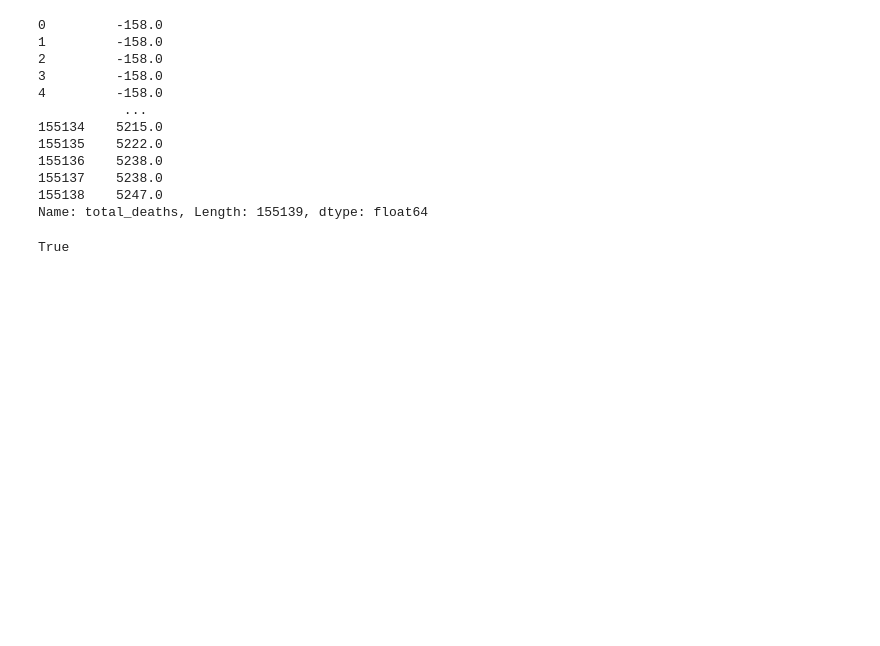
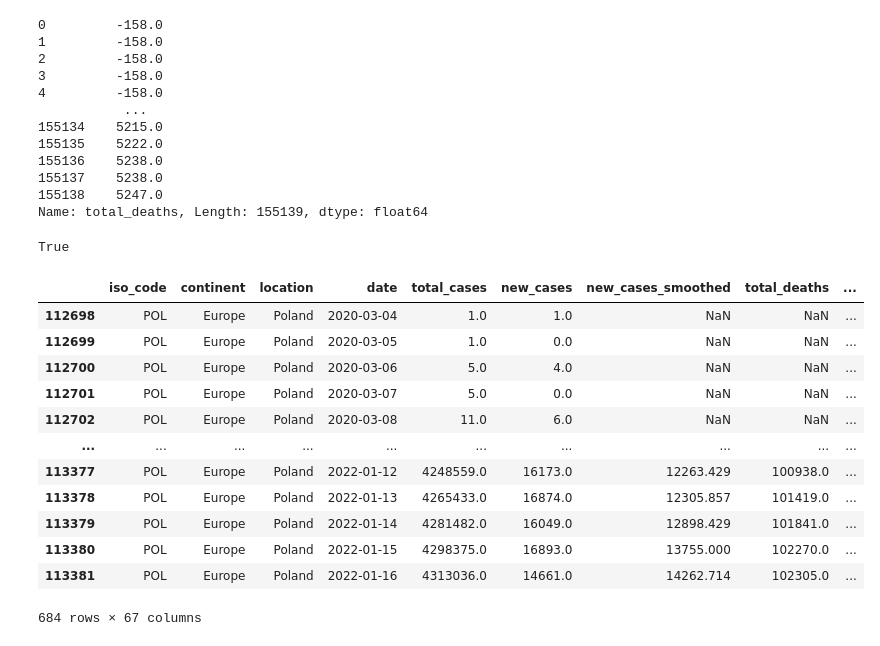
Before and after one commit to MKastek/Python-in-Science-Applications, a Jupyter notebook: Files/Lab11/pandas01.ipynb, the cells around one changed output. Saved outputs shown, nothing was run; the diff lists cells and outputs as text; code cells hidden in the pictures; blank space fills up the shorter version.

```diff
--- a/Files/Lab11/pandas01.ipynb
+++ b/Files/Lab11/pandas01.ipynb
@@ -230,3 +230,19 @@ Name: total_deaths, Length: 155139, dtype: float64
 'Poland' in cd['location'].unique()
 # %% [output]
 True
+# %%
+cd.loc[cd['location'] == 'Poland']
+# %% [output]
+|  | iso_code | continent | location | date | total_cases | new_cases | new_cases_smoothed | total_deaths | ... |
+| 112698 | POL | Europe | Poland | 2020-03-04 | 1.0 | 1.0 | NaN | NaN | ... |
+| 112699 | POL | Europe | Poland | 2020-03-05 | 1.0 | 0.0 | NaN | NaN | ... |
+| 112700 | POL | Europe | Poland | 2020-03-06 | 5.0 | 4.0 | NaN | NaN | ... |
+| 112701 | POL | Europe | Poland | 2020-03-07 | 5.0 | 0.0 | NaN | NaN | ... |
+| 112702 | POL | Europe | Poland | 2020-03-08 | 11.0 | 6.0 | NaN | NaN | ... |
+| ... | ... | ... | ... | ... | ... | ... | ... | ... | ... |
+| 113377 | POL | Europe | Poland | 2022-01-12 | 4248559.0 | 16173.0 | 12263.429 | 100938.0 | ... |
+| 113378 | POL | Europe | Poland | 2022-01-13 | 4265433.0 | 16874.0 | 12305.857 | 101419.0 | ... |
+| 113379 | POL | Europe | Poland | 2022-01-14 | 4281482.0 | 16049.0 | 12898.429 | 101841.0 | ... |
+| 113380 | POL | Europe | Poland | 2022-01-15 | 4298375.0 | 16893.0 | 13755.000 | 102270.0 | ... |
+| 113381 | POL | Europe | Poland | 2022-01-16 | 4313036.0 | 14661.0 | 14262.714 | 102305.0 | ... |
+684 rows × 67 columns
```
Also changed, not shown: parts of 1 cell of this notebook.
